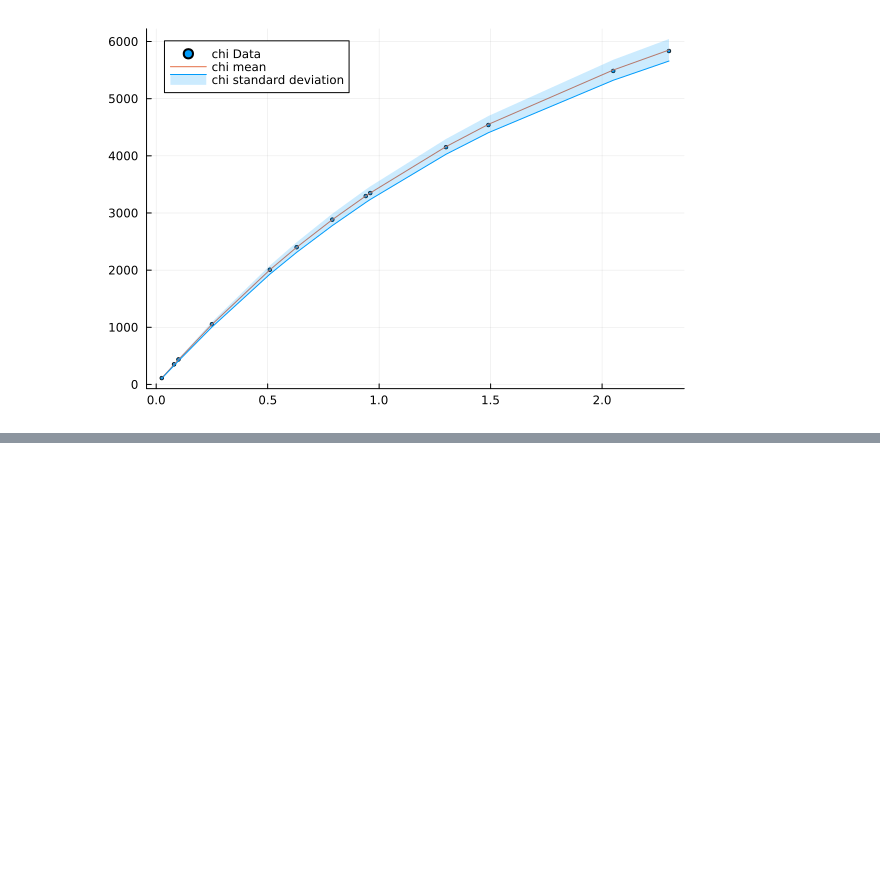
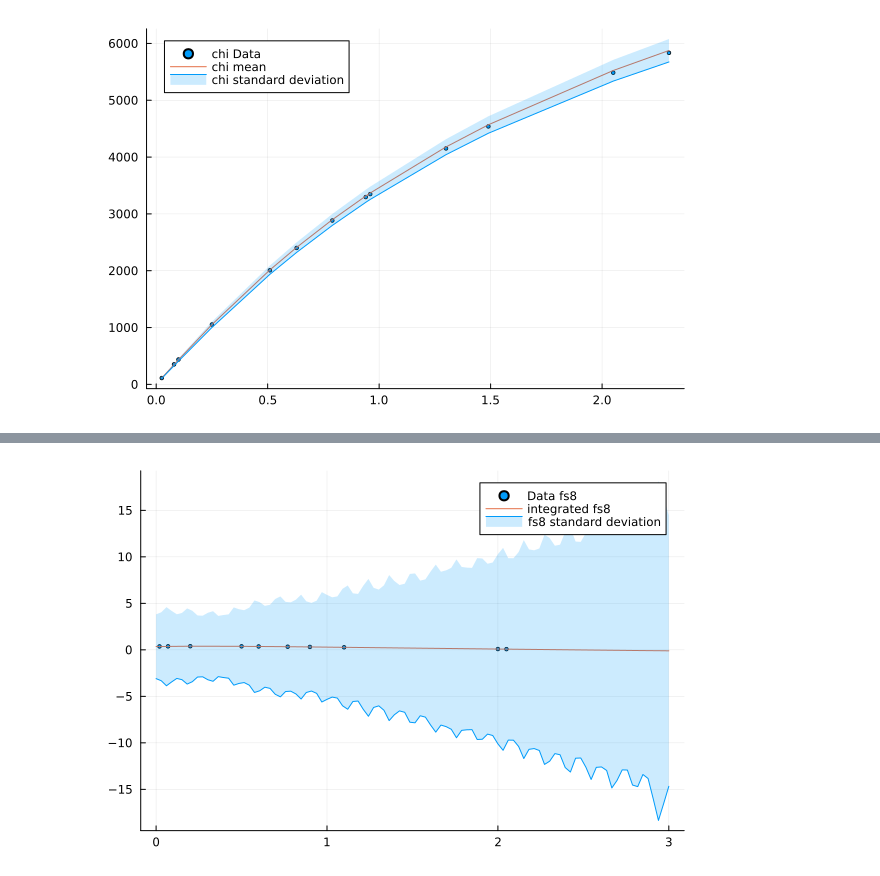
Before and after one commit to JaimeRZP/wb_gp, a Jupyter notebook: Tanvi/LCDM_posterior_plots.ipynb, the cells around one changed output, grey strips where cells are left out. Saved outputs shown, nothing was run; the diff lists cells and outputs as text; code cells hidden in the pictures; blank space fills up the shorter version.

```diff
--- a/Tanvi/LCDM_posterior_plots.ipynb
+++ b/Tanvi/LCDM_posterior_plots.ipynb
@@ -455,0 +499,7 @@ plot!(vec(y_m3)[54:end], label="chi mean")
+# %%
+plot(fakedatafs8.z, fakedatafs8.data, label="Data fs8", ms=2, seriestype=:scatter)
+fs8vector_p = fs8itp2(z_integ)
+plot!(z_integ, fs8vector_p, label="integrated fs8")
+plot!(z_integ, (fs8vector_p-vec(y_s3)),  fillrange = (fs8vector_p+vec(y_s3)), fillalpha=0.2, c=1, label="fs8 standard deviation")
+# %% [output]
+[figure, added]
```
Also changed, not shown: parts of 8 cells of this notebook.
